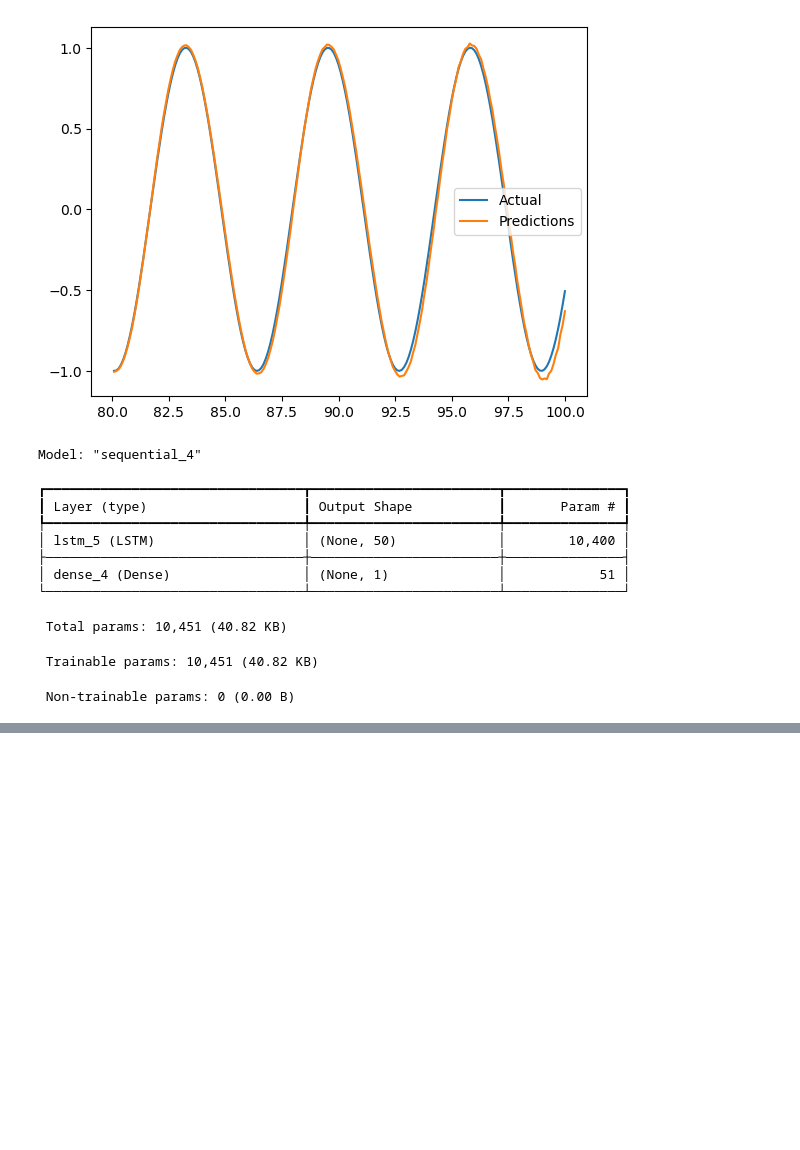
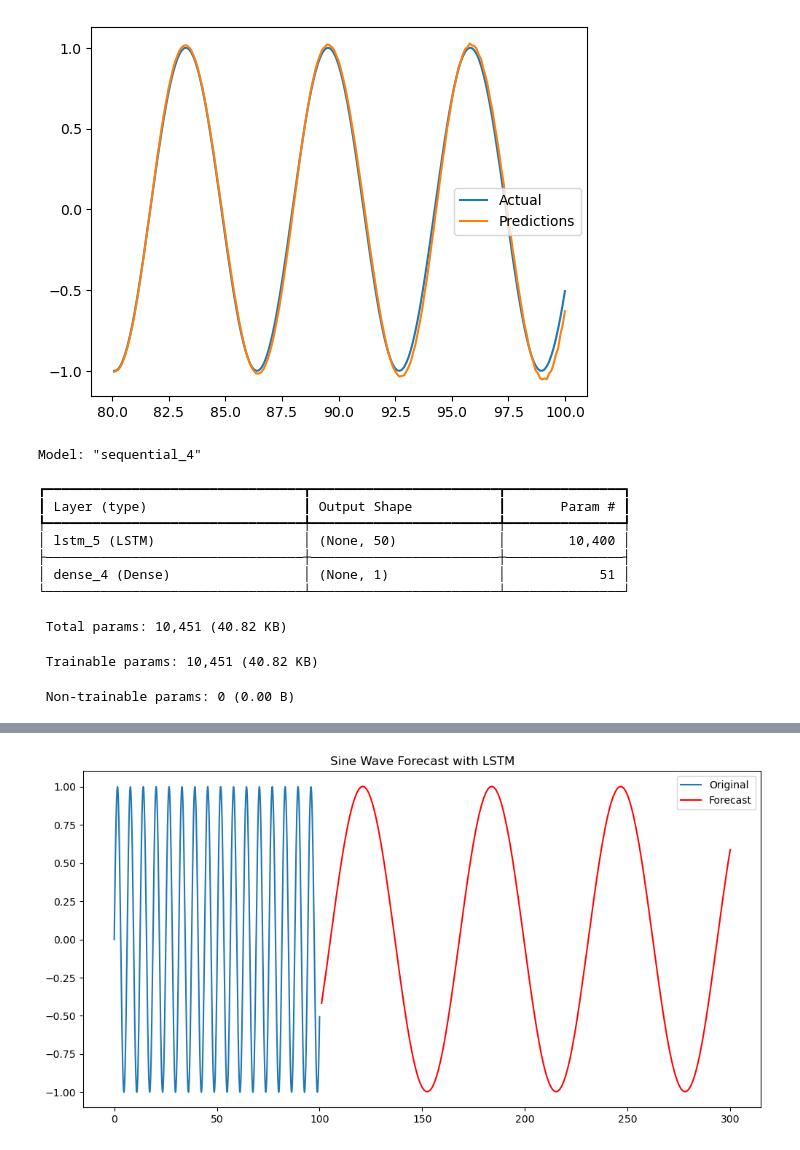
Before and after one commit to gautamkrishna12/Deep-Learning, a Jupyter notebook: Recurrent Neural Networks/Sine Wave Prediction.ipynb, the cells around one changed output, grey strips where cells are left out. Drawn from its saved outputs; the diff is of its cells as text; code cells hidden in the pictures; blank space fills up the shorter version.

```diff
--- a/Recurrent Neural Networks/Sine Wave Prediction.ipynb
+++ b/Recurrent Neural Networks/Sine Wave Prediction.ipynb
@@ -279,0 +363,23 @@ plt.legend()
+# %%
+forecast = []
+sample = scaled_data[-50:].reshape((1, 50, 1))
+
+for _ in range(200):
+    pred = model.predict(sample, verbose=0)[0]
+    forecast.append(pred)
+    sample = np.append(sample[:, 1:, :], [[pred]], axis=1)
+
+forecast = np.array(forecast).reshape(-1, 1)
+forecast = scaler.inverse_transform(forecast)
+# %%
+last_index = data.index[-1]
+forecast_index = np.arange(last_index + 1, last_index + 1 + forecast_horizon)
+
+plt.figure(figsize=(12, 6))
+plt.plot(data.index, data['Sin'], label="Original")
+plt.plot(forecast_index, forecast, label="Forecast", color='red')
+plt.legend()
+plt.title("Sine Wave Forecast with LSTM")
+plt.show()
+# %% [output]
+[figure, added]
```
Also changed, not shown: parts of 10 cells of this notebook.
